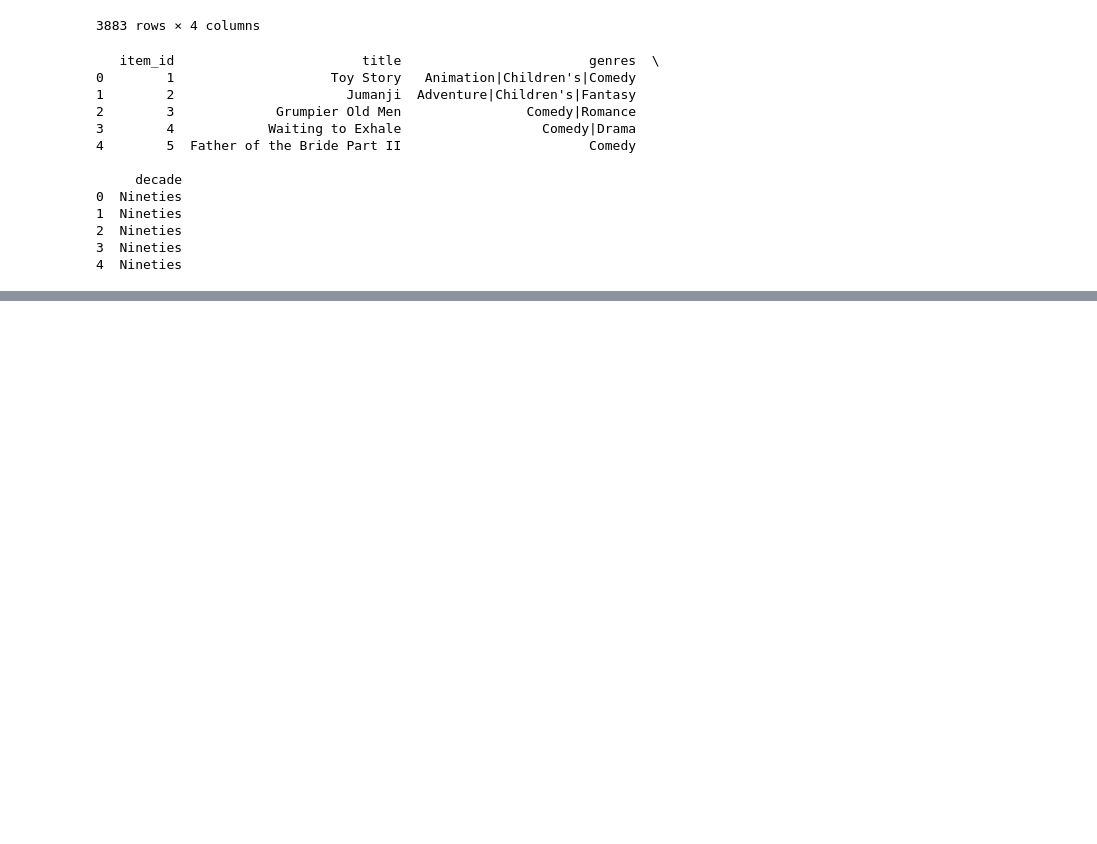
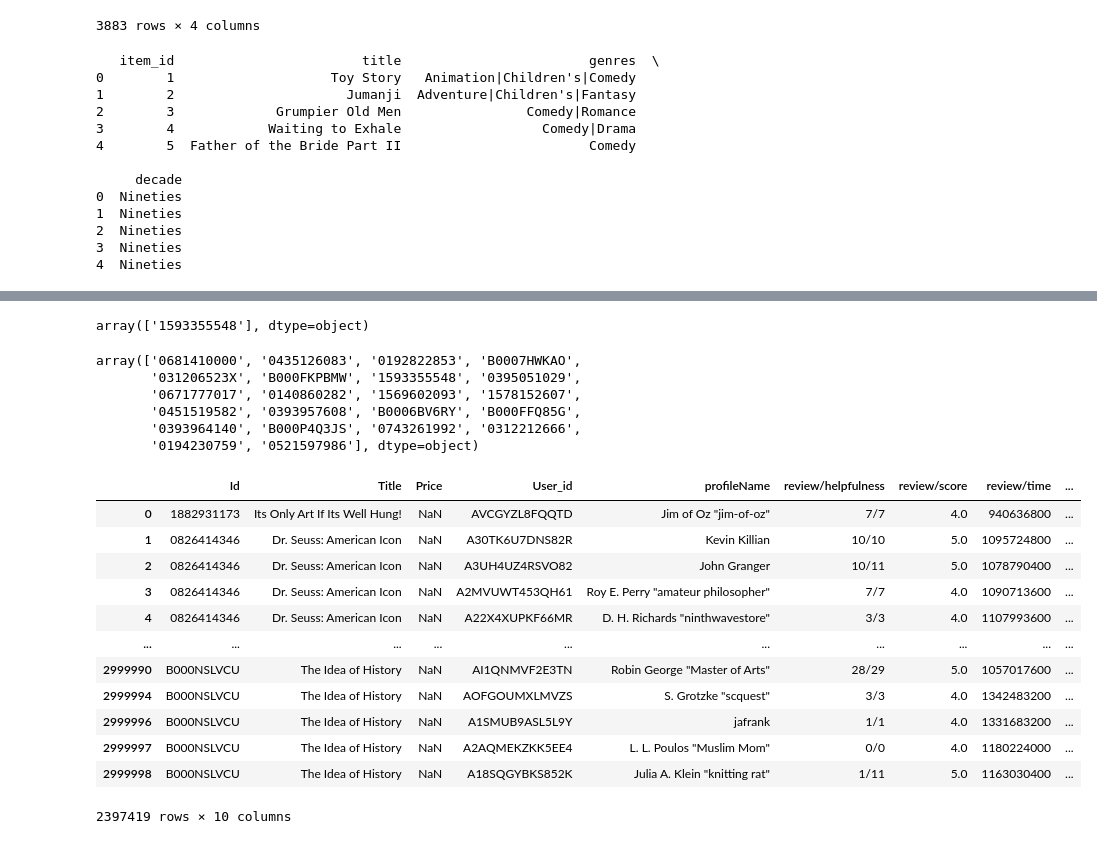
Before and after one commit to BerlinTheWall/LLM-based-Recommendation-system, a Jupyter notebook: test.ipynb, the cells around one changed output, grey strips where cells are left out. Saved outputs shown, nothing was run; the diff lists cells and outputs as text; code cells hidden in the pictures; blank space fills up the shorter version.

```diff
--- a/test.ipynb
+++ b/test.ipynb
@@ -810,0 +1214,2 @@ movies.to_csv('movies_movielens_modified2.csv', index=False)
+# %%
+book_ratings = pd.read_csv('processed_dataset/Amazon-Books/amazon_books_ratings_original_fixed.csv')
@@ -810,0 +1304,32 @@ movies.to_csv('movies_movielens_modified2.csv', index=False)
+# %%
+wuthering_heights_ids = book_ratings[book_ratings['Title'] == 'Wuthering Heights']['Id'].unique()
+wuthering_heights_ids
+# %% [output]
+array(['1593355548'], dtype=object)
+# %%
+wuthering_heights_ids = book_ratings[book_ratings['Title'].str.contains('Wuthering Heights', case=False, na=False)]['Id'].unique()
+
+wuthering_heights_ids
+# %% [output]
+array(['0681410000', '0435126083', '0192822853', 'B0007HWKAO',
+       '031206523X', 'B000FKPBMW', '1593355548', '0395051029',
+       '0671777017', '0140860282', '1569602093', '1578152607',
+       '0451519582', '0393957608', 'B0006BV6RY', 'B000FFQ85G',
+       '0393964140', 'B000P4Q3JS', '0743261992', '0312212666',
+       '0194230759', '0521597986'], dtype=object)
+# %%
+book_ratings
+# %% [output]
+|  | Id | Title | Price | User_id | profileName | review/helpfulness | review/score | review/time | ... |
+| 0 | 1882931173 | Its Only Art If Its Well Hung! | NaN | AVCGYZL8FQQTD | Jim of Oz "jim-of-oz" | 7/7 | 4.0 | 940636800 | ... |
+| 1 | 0826414346 | Dr. Seuss: American Icon | NaN | A30TK6U7DNS82R | Kevin Killian | 10/10 | 5.0 | 1095724800 | ... |
+| 2 | 0826414346 | Dr. Seuss: American Icon | NaN | A3UH4UZ4RSVO82 | John Granger | 10/11 | 5.0 | 1078790400 | ... |
+| 3 | 0826414346 | Dr. Seuss: American Icon | NaN | A2MVUWT453QH61 | Roy E. Perry "amateur philosopher" | 7/7 | 4.0 | 1090713600 | ... |
+| 4 | 0826414346 | Dr. Seuss: American Icon | NaN | A22X4XUPKF66MR | D. H. Richards "ninthwavestore" | 3/3 | 4.0 | 1107993600 | ... |
+| ... | ... | ... | ... | ... | ... | ... | ... | ... | ... |
+| 2999990 | B000NSLVCU | The Idea of History | NaN | AI1QNMVF2E3TN | Robin George "Master of Arts" | 28/29 | 5.0 | 1057017600 | ... |
+| 2999994 | B000NSLVCU | The Idea of History | NaN | AOFGOUMXLMVZS | S. Grotzke "scquest" | 3/3 | 4.0 | 1342483200 | ... |
+| 2999996 | B000NSLVCU | The Idea of History | NaN | A1SMUB9ASL5L9Y | jafrank | 1/1 | 4.0 | 1331683200 | ... |
+| 2999997 | B000NSLVCU | The Idea of History | NaN | A2AQMEKZKK5EE4 | L. L. Poulos "Muslim Mom" | 0/0 | 4.0 | 1180224000 | ... |
+| 2999998 | B000NSLVCU | The Idea of History | NaN | A18SQGYBKS852K | Julia A. Klein "knitting rat" | 1/11 | 5.0 | 1163030400 | ... |
+2397419 rows × 10 columns
```
Also changed, not shown: parts of 65 cells of this notebook, 15 other files.
